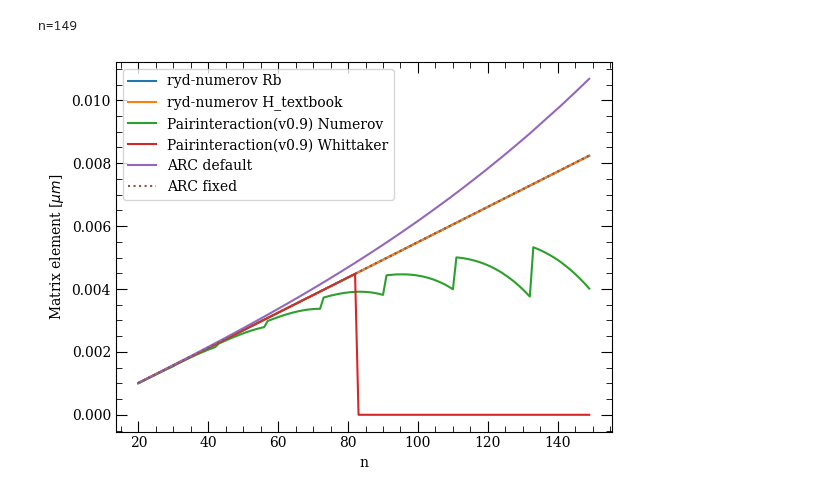
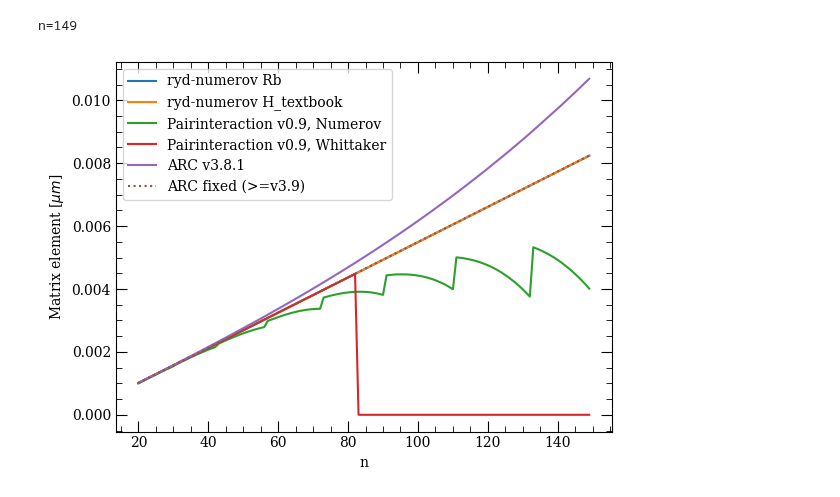
Before and after one commit to pairinteraction/ryd-numerov, a Jupyter notebook: docs/examples/comparisons/compare_radial_matrix_element.ipynb, the cells around one changed output. Saved outputs shown, nothing was run; the diff lists cells and outputs as text; code cells hidden in the pictures.

```diff
--- a/docs/examples/comparisons/compare_radial_matrix_element.ipynb
+++ b/docs/examples/comparisons/compare_radial_matrix_element.ipynb
@@ -45,7 +45,7 @@ Path(".pairinteraction_cache").mkdir(exist_ok=True)
 cache = pi.MatrixElementCache("./.pairinteraction_cache/")
 
 for method in ["Numerov", "Whittaker"]:
-    key = f"Pairinteraction(v0.9) {method}"
+    key = f"Pairinteraction v0.9, {method}"
     cache.setMethod(pi.NUMEROV if method == "Numerov" else pi.WHITTAKER)
     results[key] = []
     for qn1, qn2 in zip(qn1_list, qn2_list):
@@ -64,7 +64,7 @@ import arc_fixed
 atom = arc.Rubidium87()
 
 for use_fixed_arc in [False, True]:
-    key = "ARC fixed" if use_fixed_arc else "ARC default"
+    key = "ARC fixed (>=v3.9)" if use_fixed_arc else f"ARC v{arc.__version__}"
     results[key] = []
     for qn1, qn2 in zip(qn1_list, qn2_list):
         print(f"n={qn1[0]}", end="\r")
@@ -77,18 +77,18 @@ for use_fixed_arc in [False, True]:
 # %% [output]
 n=149
 # %%
-ls_dict = {"ryd-numerov H": "--", "ARC fixed": ":"}
+ls_dict = {"ryd-numerov H": "--", "ARC fixed (>=v3.9)": ":"}
 
 fig, ax = plt.subplots()
 
 for key, values in results.items():
     ls = ls_dict.get(key, "-")
     ax.plot(n_list, values, ls=ls, label=key)
 
 ax.set_xlabel("n")
 ax.set_ylabel(r"Matrix element [$\mu m$]")
 
 ax.legend()
 plt.show()
 # %% [output]
-[figure, old version]
+[figure, new version]
```
Also changed, not shown: parts of 1 cell of this notebook, 8 other files.
